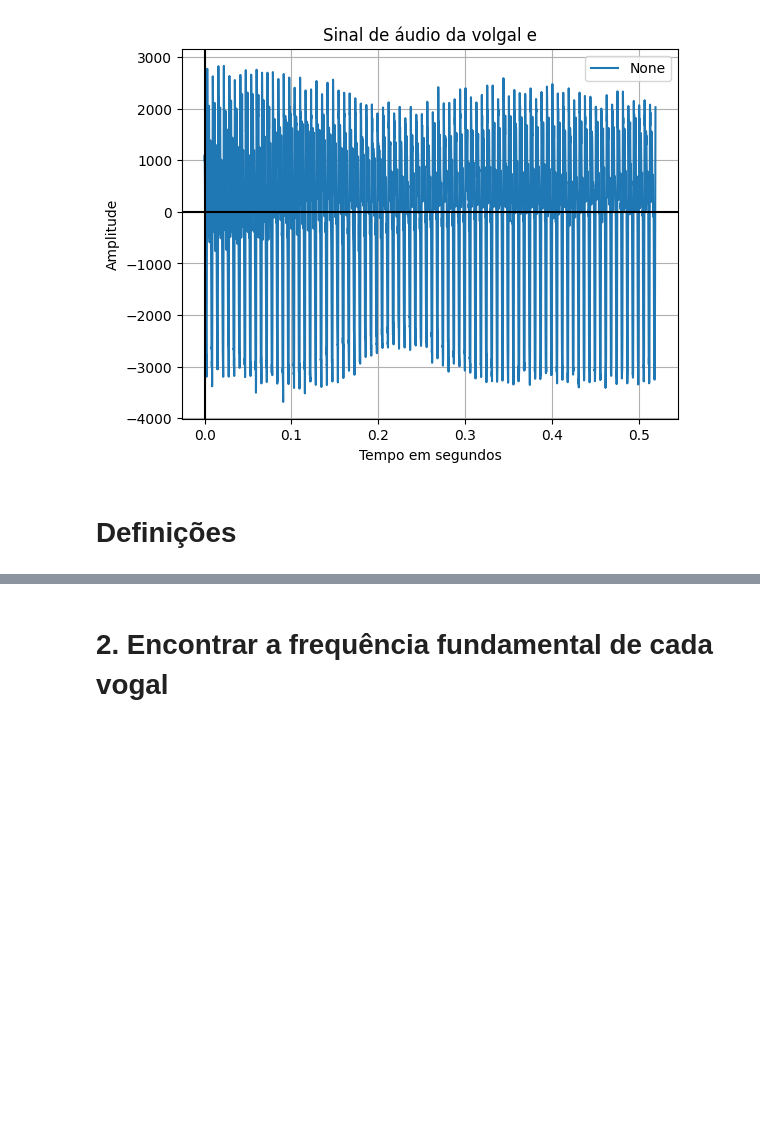
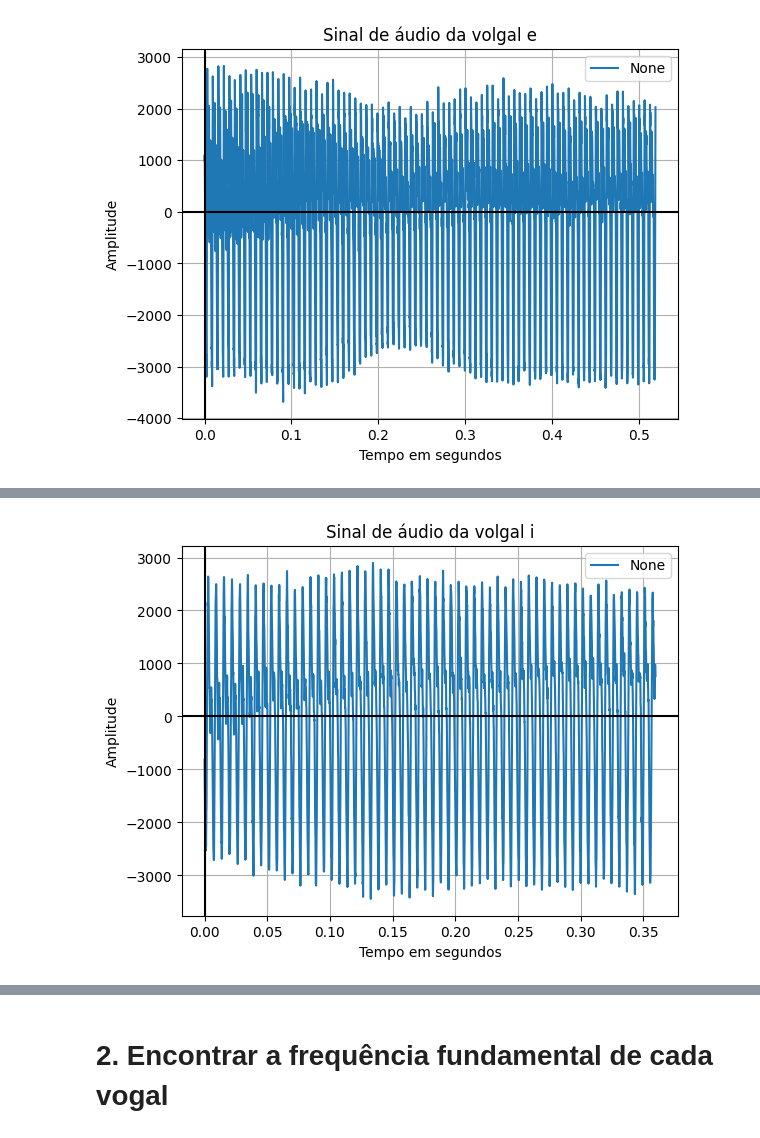
Before and after one commit to Rubiozito/Sistemas-e-Sinais, a Jupyter notebook: Trabalho_Final_sinais/Tfinal_sinais.ipynb, the cells around one changed output, grey strips where cells are left out. Saved outputs shown, nothing was run; the diff lists cells and outputs as text; code cells hidden in the pictures; blank space fills up the shorter version.

```diff
--- a/Trabalho_Final_sinais/Tfinal_sinais.ipynb
+++ b/Trabalho_Final_sinais/Tfinal_sinais.ipynb
@@ -62,5 +90,3 @@ Audio(Vg_e, rate=fs_e)
 # %% [output]
 [interactive output not drawn]
 [figure]
-# %% [markdown]
-# Definições
@@ -89,0 +93,7 @@ Vg_ep = Vg_e*Jh_e #sinal janelado
+# %%
+#Vogal I
+fs_i, Vg_i = wav.read('2 - Fourier_Vogais_i.wav')
+Ni, T1i, Tvgi, Pico_i, Ttot_i = extrai_vogal(fs_i, Vg_i, 'I')
+plotar_grafico(Tvgi, Vg_i, 'Sinal de áudio da volgal i', label_x='Tempo em segundos', label_y='Amplitude')
+Audio(Vg_i, rate=fs_i)
+# %% [output]
@@ -89,0 +101 @@ Vg_ep = Vg_e*Jh_e #sinal janelado
+[figure, added]
```
Also changed, not shown: parts of 26 cells of this notebook.
